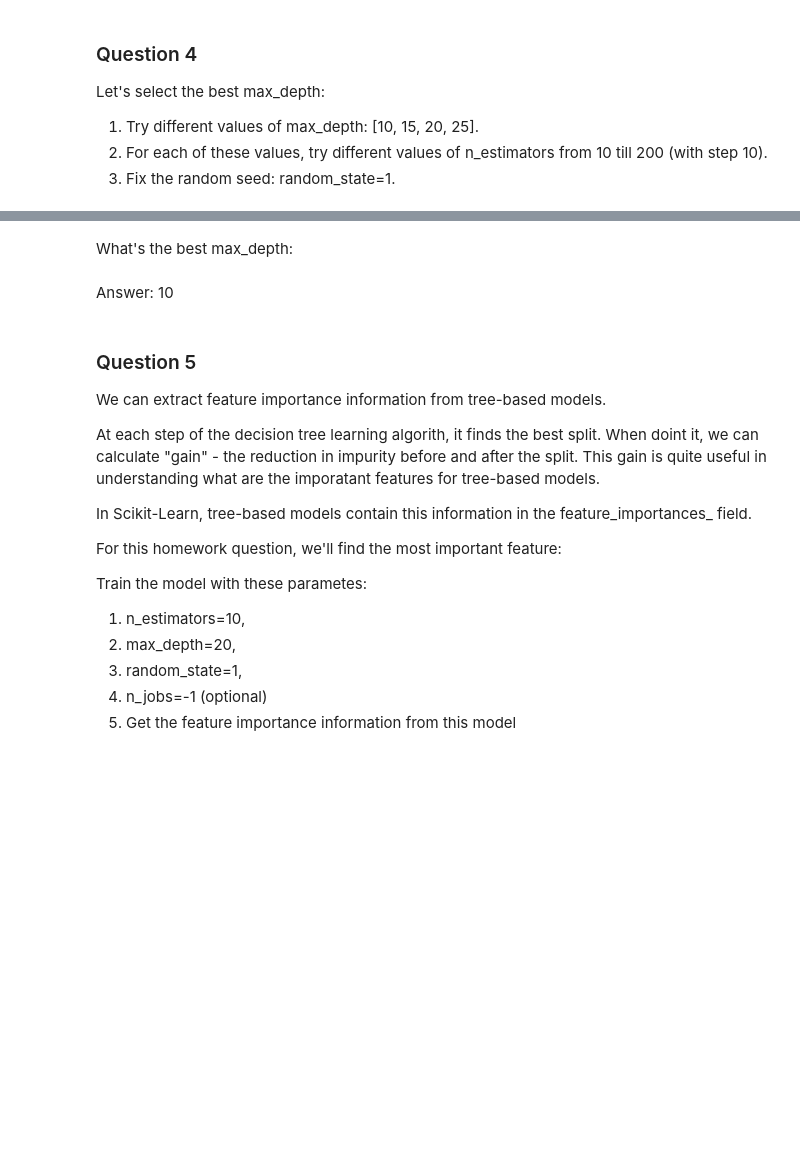
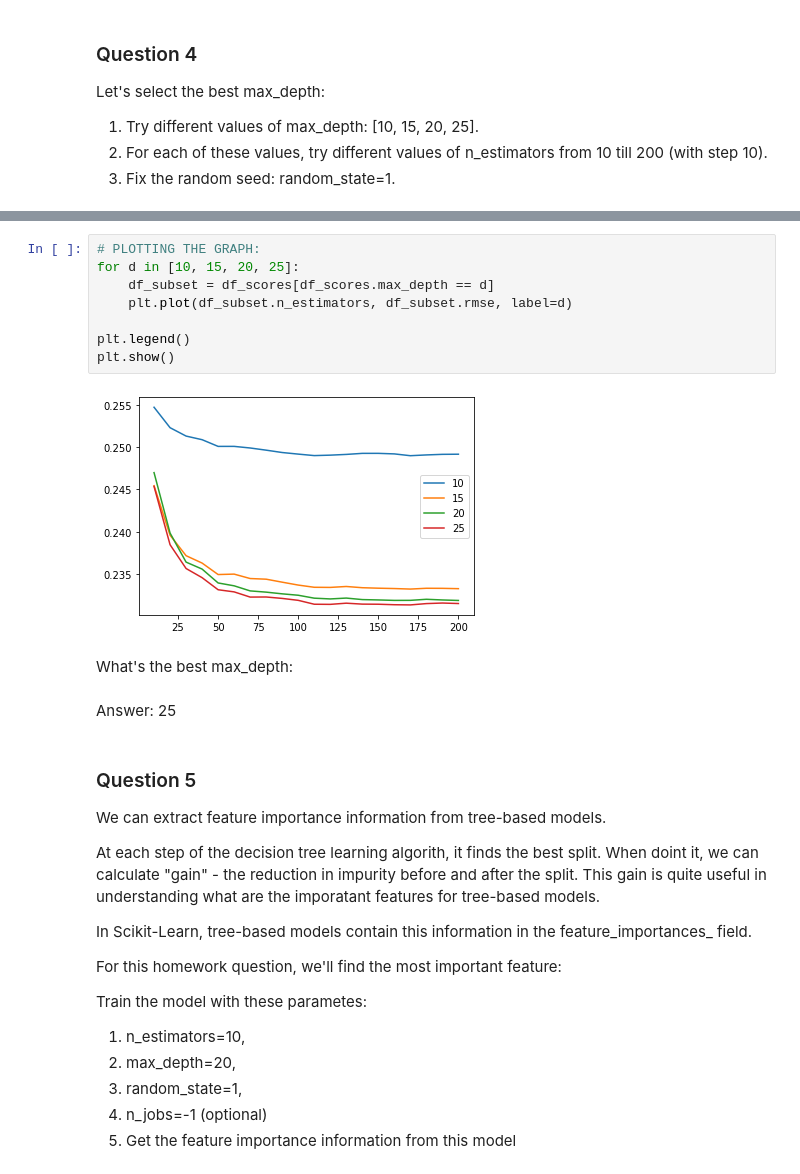
Before and after one commit to subair99/ML_Zoomcamp_2022, a Jupyter notebook: ML_Zoomcamp_Session__6_Homework.ipynb, the cells around one changed output, grey strips where cells are left out. Cells and saved outputs as stored; diff of their text form; blank space fills up the shorter version.

```diff
--- a/ML_Zoomcamp_Session__6_Homework.ipynb
+++ b/ML_Zoomcamp_Session__6_Homework.ipynb
@@ -263,7 +221,17 @@ df_scores_md.sort_values(by='scores_md', ascending=False).head()
+# %%
+# PLOTTING THE GRAPH:
+for d in [10, 15, 20, 25]:
+    df_subset = df_scores[df_scores.max_depth == d]
+    plt.plot(df_subset.n_estimators, df_subset.rmse, label=d)
+
+plt.legend()
+plt.show()
+# %% [output]
+[figure, added]
 # %% [markdown]
 What's the best max_depth:
 # %% [markdown]
-Answer: 10
+Answer: 25
 # %% [markdown]
 ### Question 5
 We can extract feature importance information from tree-based models.
```
Also changed, not shown: parts of 28 cells of this notebook.
